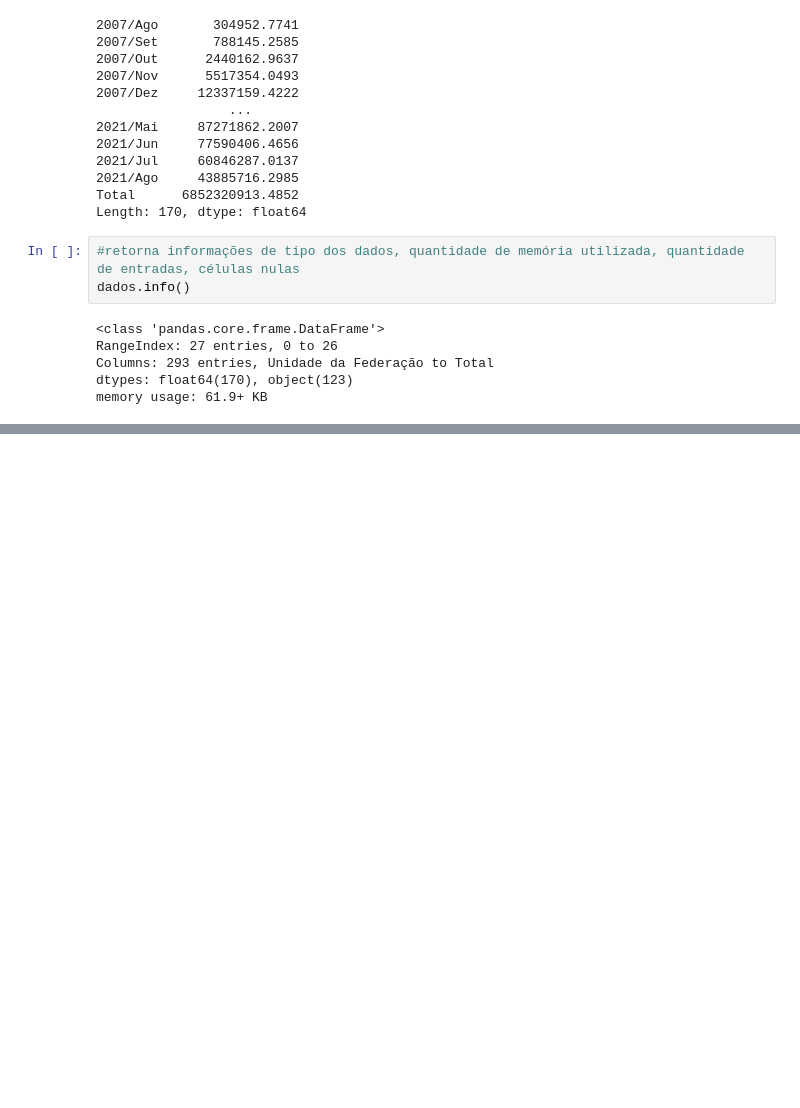
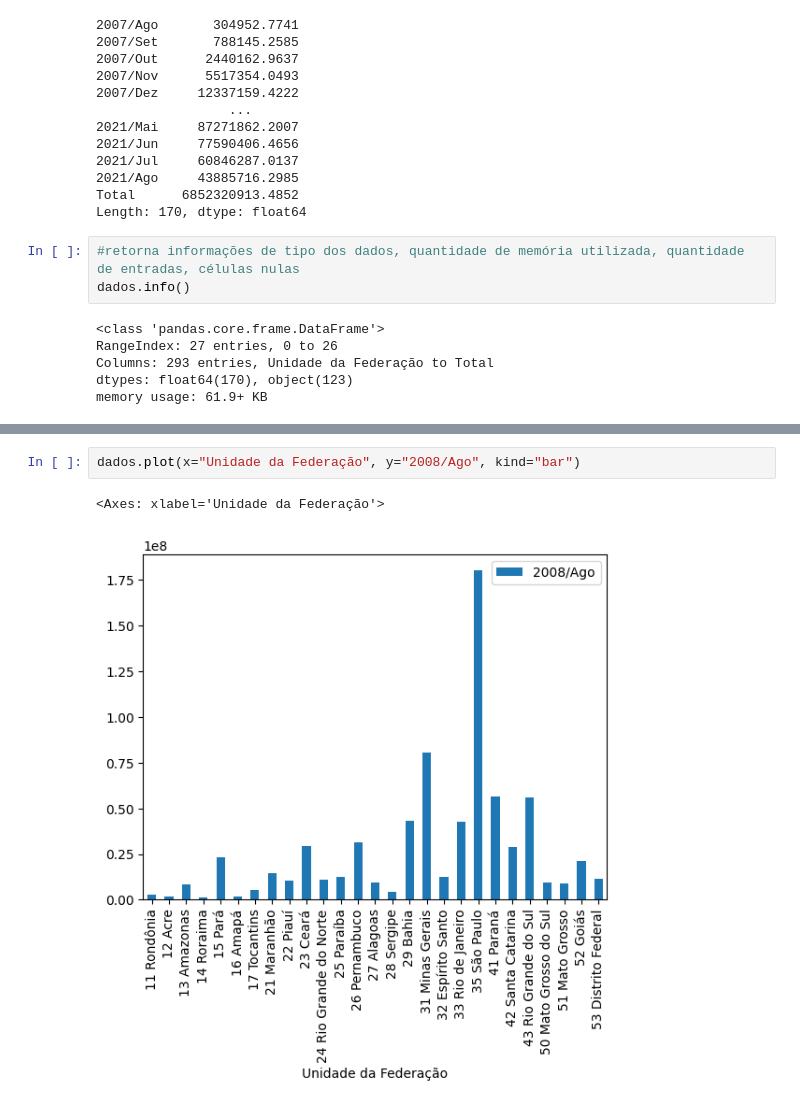
Before and after one commit to wesleyesantos/POSTECH, a Jupyter notebook: Produção_Hospitalar.ipynb, the cells around one changed output, grey strips where cells are left out. Cells and saved outputs as stored; diff of their text form; blank space fills up the shorter version.

```diff
--- a/Produção_Hospitalar.ipynb
+++ b/Produção_Hospitalar.ipynb
@@ -67,0 +130,5 @@ memory usage: 61.9+ KB
+# %%
+dados.plot(x="Unidade da Federação", y="2008/Ago", kind="bar")
+# %% [output]
+<Axes: xlabel='Unidade da Federação'>
+[figure, added]
```
Also changed, not shown: parts of 15 cells of this notebook.
